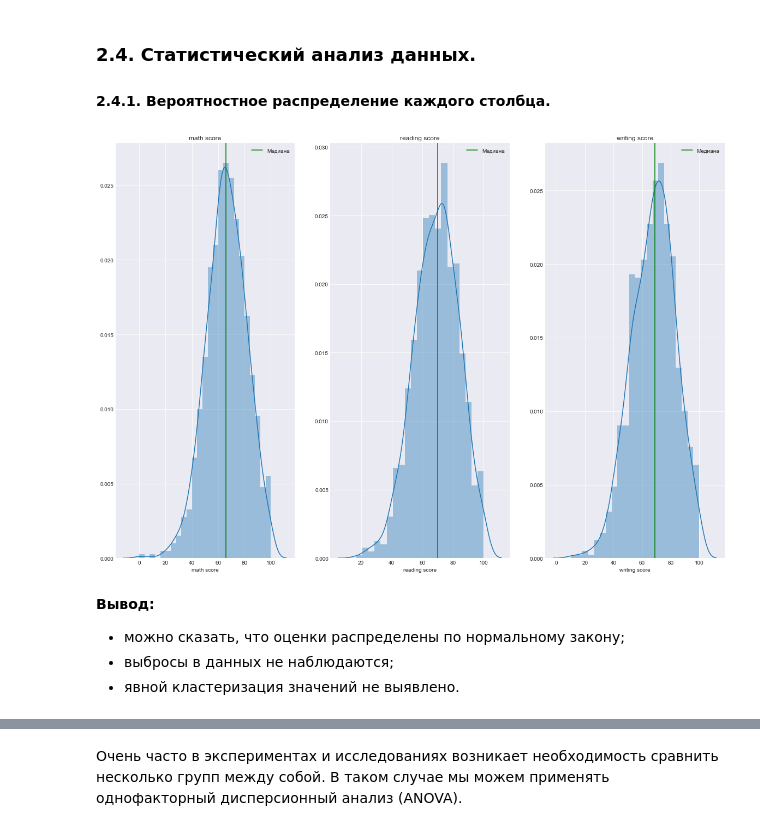
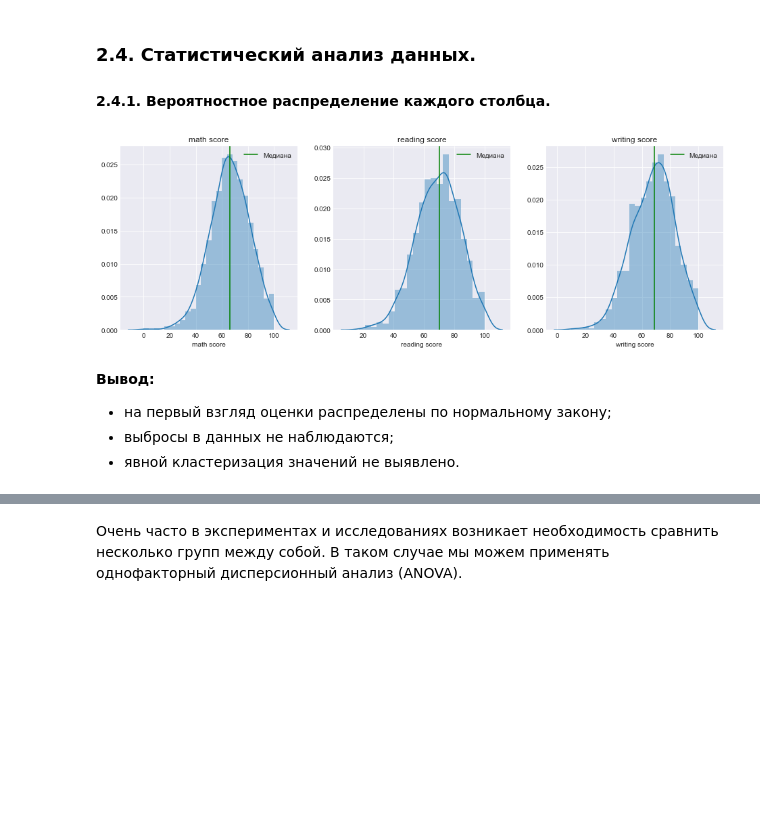
Before and after one commit to kirillshefer/student_perfomance, a Jupyter notebook: student_prefomance.ipynb, the cells around one changed output, grey strips where cells are left out. Saved outputs shown, nothing was run; the diff lists cells and outputs as text; code cells hidden in the pictures; blank space fills up the shorter version.

Commit message:
conclusion added in student_perfomance.ipynb

```diff
--- a/student_prefomance.ipynb
+++ b/student_prefomance.ipynb
@@ -192,18 +189,18 @@ Name: writing score, dtype: int64
 # %%
 # оставим только столбцы с данными типа int64 и float64
 student_perfomance_df_for_dist = student_perfomance_df.loc[:, student_perfomance_df.dtypes!='object']
 # а теперь отобразим все на одном графике
-fig, axes = plt.subplots(1, len(student_perfomance_df_for_dist.columns), figsize=(20, 14))
+fig, axes = plt.subplots(1, len(student_perfomance_df_for_dist.columns), figsize=(16, 5))
 for i, column in enumerate(student_perfomance_df_for_dist.columns):
     sns.distplot(student_perfomance_df_for_dist[column], ax=axes[i])
     axes[i].set_title(column)
     axes[i].axvline(student_perfomance_df_for_dist[column].median(), c='g', label='Медиана')
     axes[i].legend(loc='best')
 plt.show()
 # %% [output]
-[figure, old version]
+[figure, new version]
 # %% [markdown]
 **Вывод:**
-- можно сказать, что оценки распределены по нормальному закону;
+- на первый взгляд оценки распределены по нормальному закону;
 - выбросы в данных не наблюдаются;
 - явной кластеризация значений не выявлено.
```
Also changed, not shown: parts of 19 cells of this notebook.
